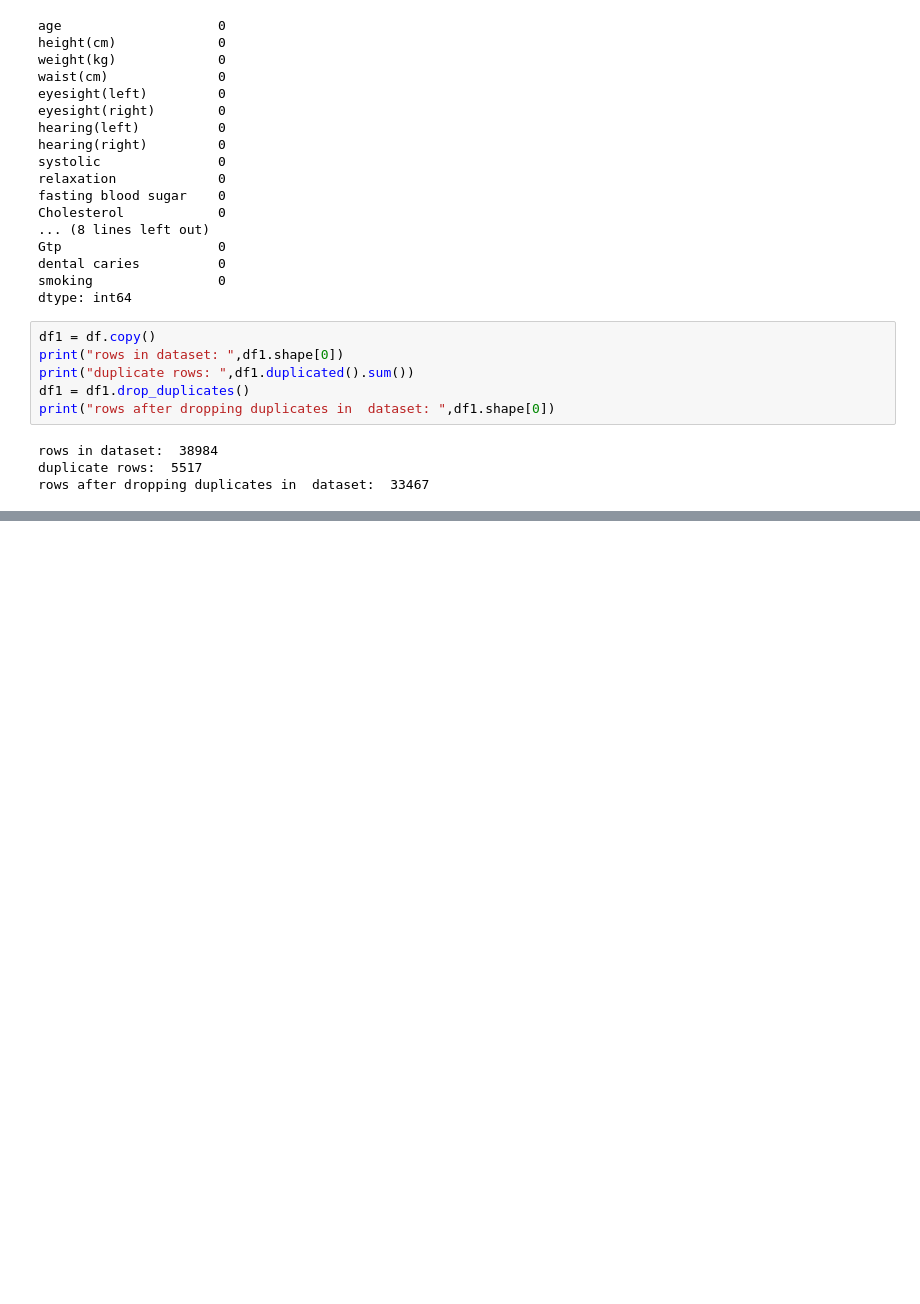
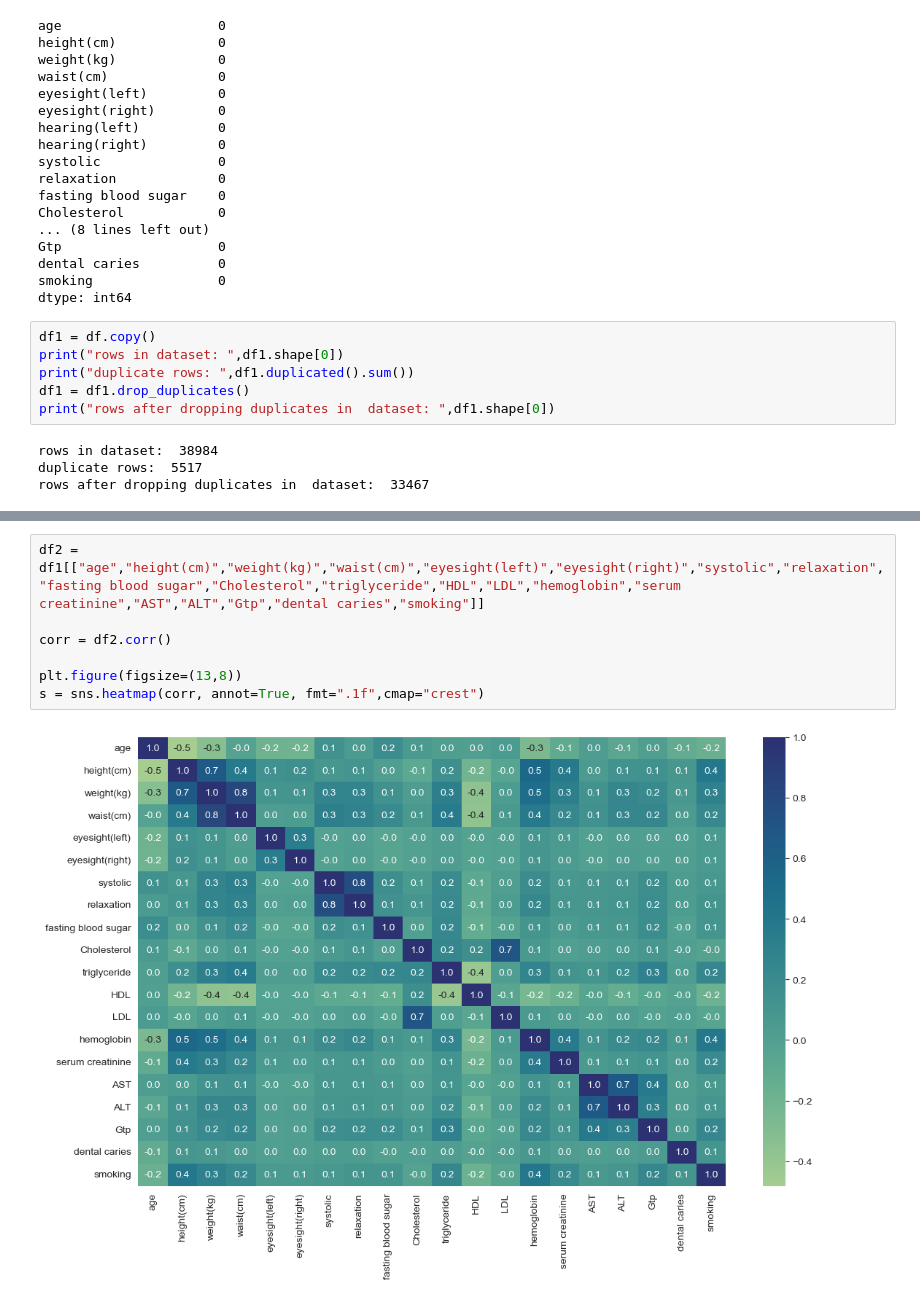
Before and after one commit to ironbongjr/data-mining-project, a Jupyter notebook: dm_proj.ipynb, the cells around one changed output, grey strips where cells are left out. Drawn from its saved outputs; the diff is of its cells as text; blank space fills up the shorter version.

```diff
--- a/dm_proj.ipynb
+++ b/dm_proj.ipynb
@@ -53,0 +175,9 @@ s = sns.heatmap(corr, annot=True, fmt=".1f",cmap="crest")
+# %%
+df2 = df1[["age","height(cm)","weight(kg)","waist(cm)","eyesight(left)","eyesight(right)","systolic","relaxation","fasting blood sugar","Cholesterol","triglyceride","HDL","LDL","hemoglobin","serum creatinine","AST","ALT","Gtp","dental caries","smoking"]]
+
+corr = df2.corr()
+
+plt.figure(figsize=(13,8))
+s = sns.heatmap(corr, annot=True, fmt=".1f",cmap="crest")
+# %% [output]
+[figure, added]
```
Also changed, not shown: parts of 10 cells of this notebook.
